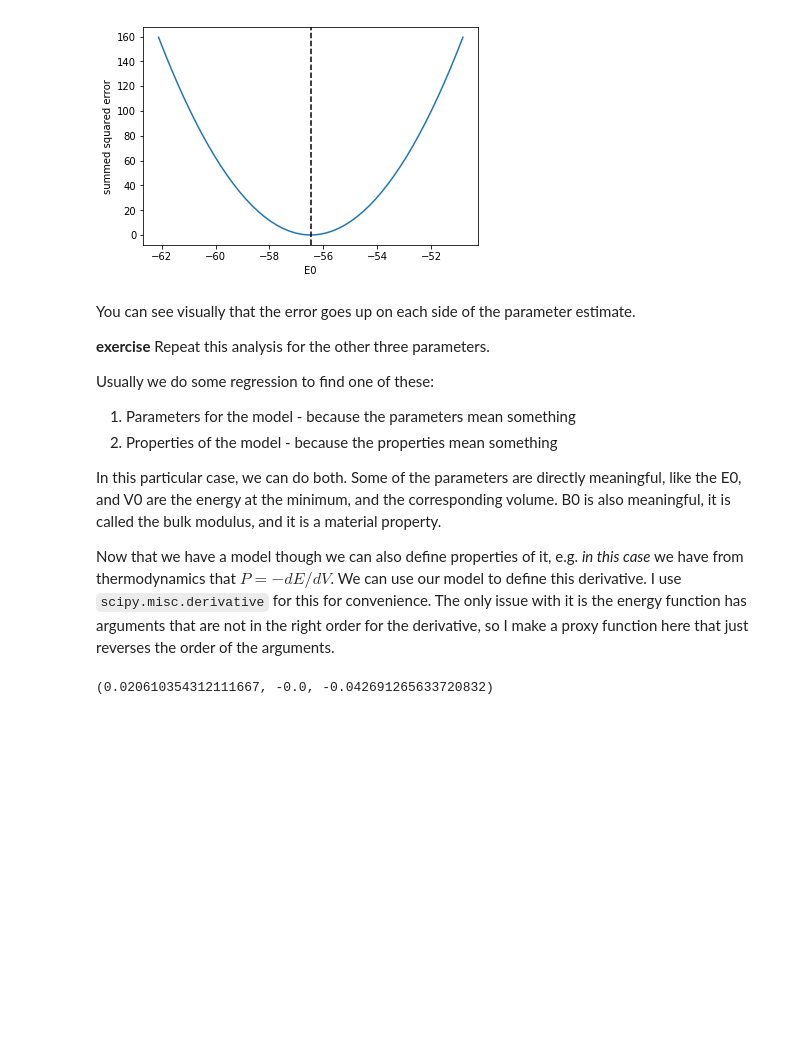
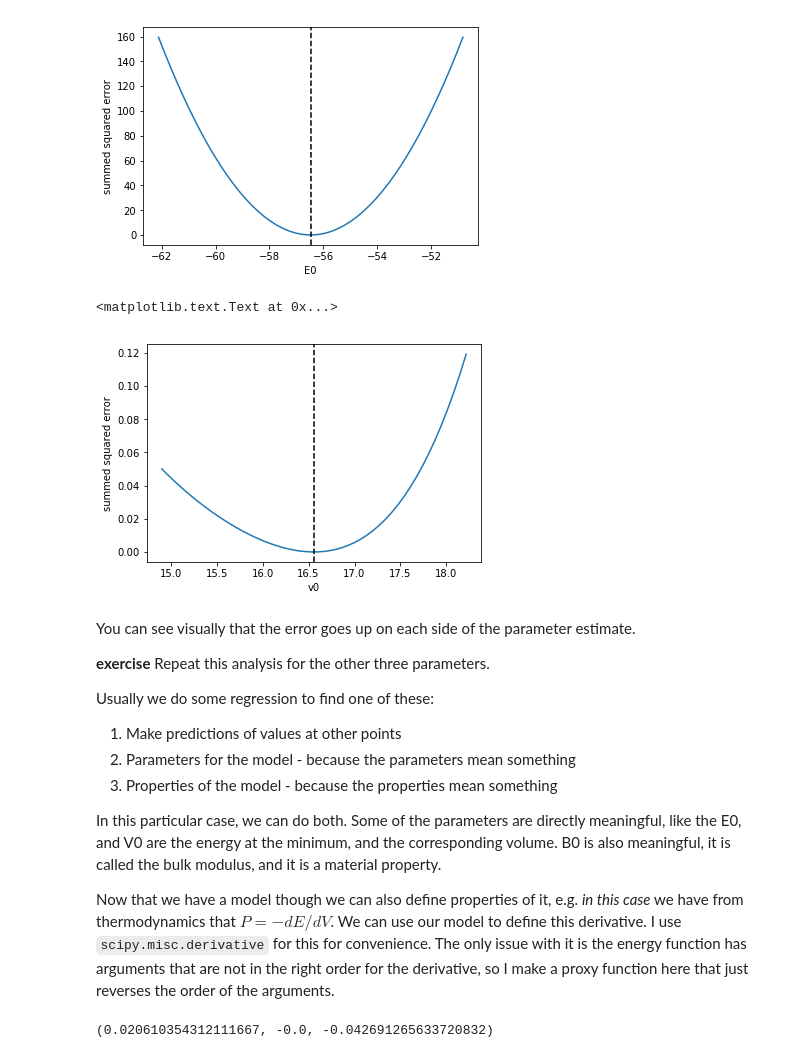
Before and after one commit to jkitchin/f18-06623, a Jupyter notebook: lectures/11-regression.ipynb, the cells around one changed output. Drawn from its saved outputs; the diff is of its cells as text; code cells hidden in the pictures; blank space fills up the shorter version.

```diff
--- a/lectures/11-regression.ipynb
+++ b/lectures/11-regression.ipynb
@@ -114,6 +119,18 @@ plt.xlabel('E0')
 plt.ylabel('summed squared error')
 # %% [output]
 [figure]
+# %%
+V0_range = np.linspace(0.9 * sol.x[3], 1.1 * sol.x[3])
+
+errs = [objective([sol.x[0], sol.x[1], sol.x[2], v0]) for v0 in V0_range]  # Summed squared error as function of V0
+
+plt.plot(V0_range, errs)
+plt.axvline(sol.x[3], c='k', ls='--')
+plt.xlabel('v0')
+plt.ylabel('summed squared error')
+# %% [output]
+<matplotlib.text.Text at 0x...>
+[figure, added]
 # %% [markdown]
 You can see visually that the error goes up on each side of the parameter estimate.
 
@@ -121,8 +138,9 @@ You can see visually that the error goes up on each side of the parameter estima
 
 Usually we do some regression to find one of these:
 
-1.  Parameters for the model - because the parameters mean something
-2.  Properties of the model - because the properties mean something
+1. Make predictions of values at other points
+2. Parameters for the model - because the parameters mean something
+3.  Properties of the model - because the properties mean something
 
 In this particular case, we can do both. Some of the parameters are directly meaningful, like the E0, and V0 are the energy at the minimum, and the corresponding volume. B0 is also meaningful, it is called the bulk modulus, and it is a material property.
 
```
Also changed, not shown: parts of 15 cells of this notebook.
